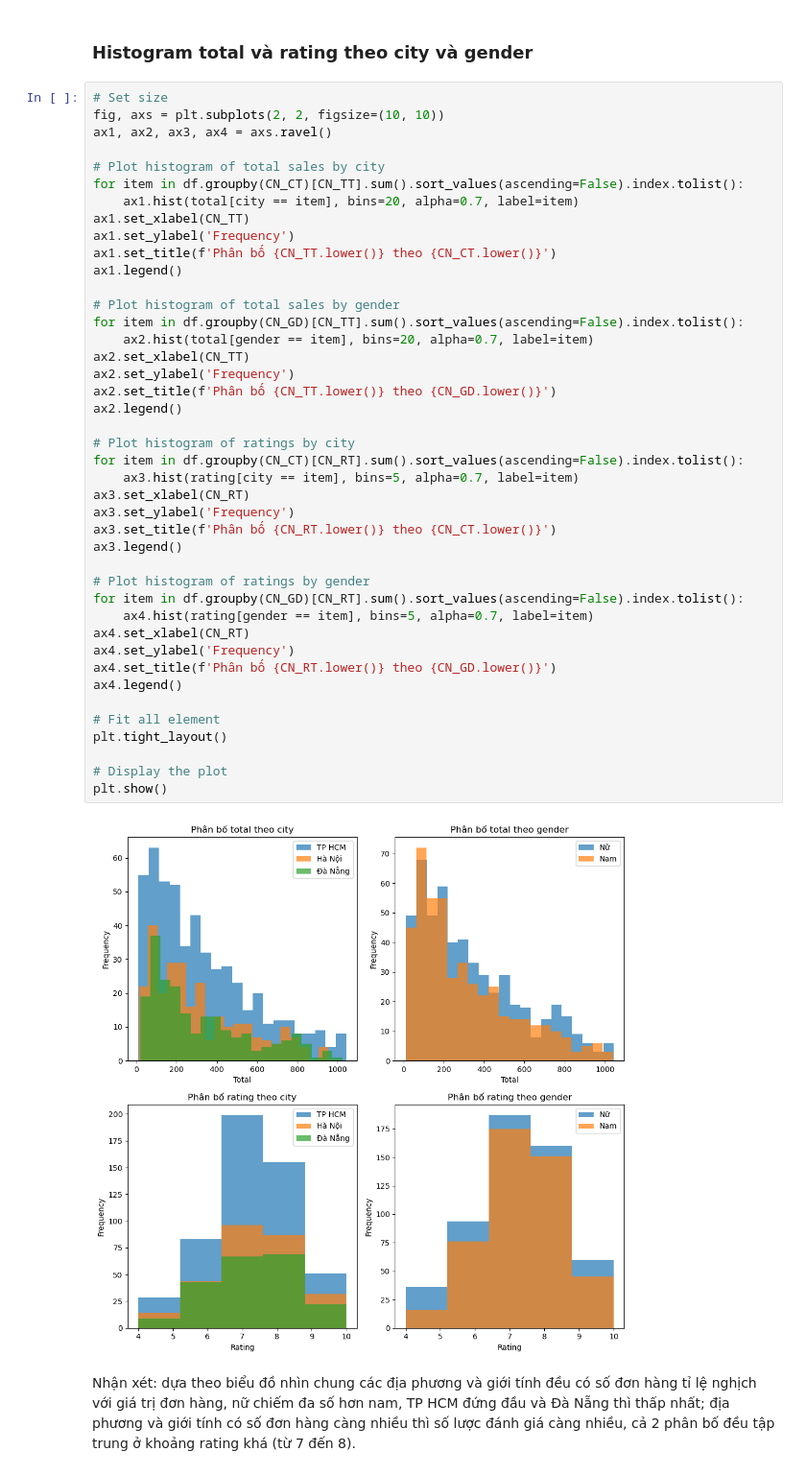
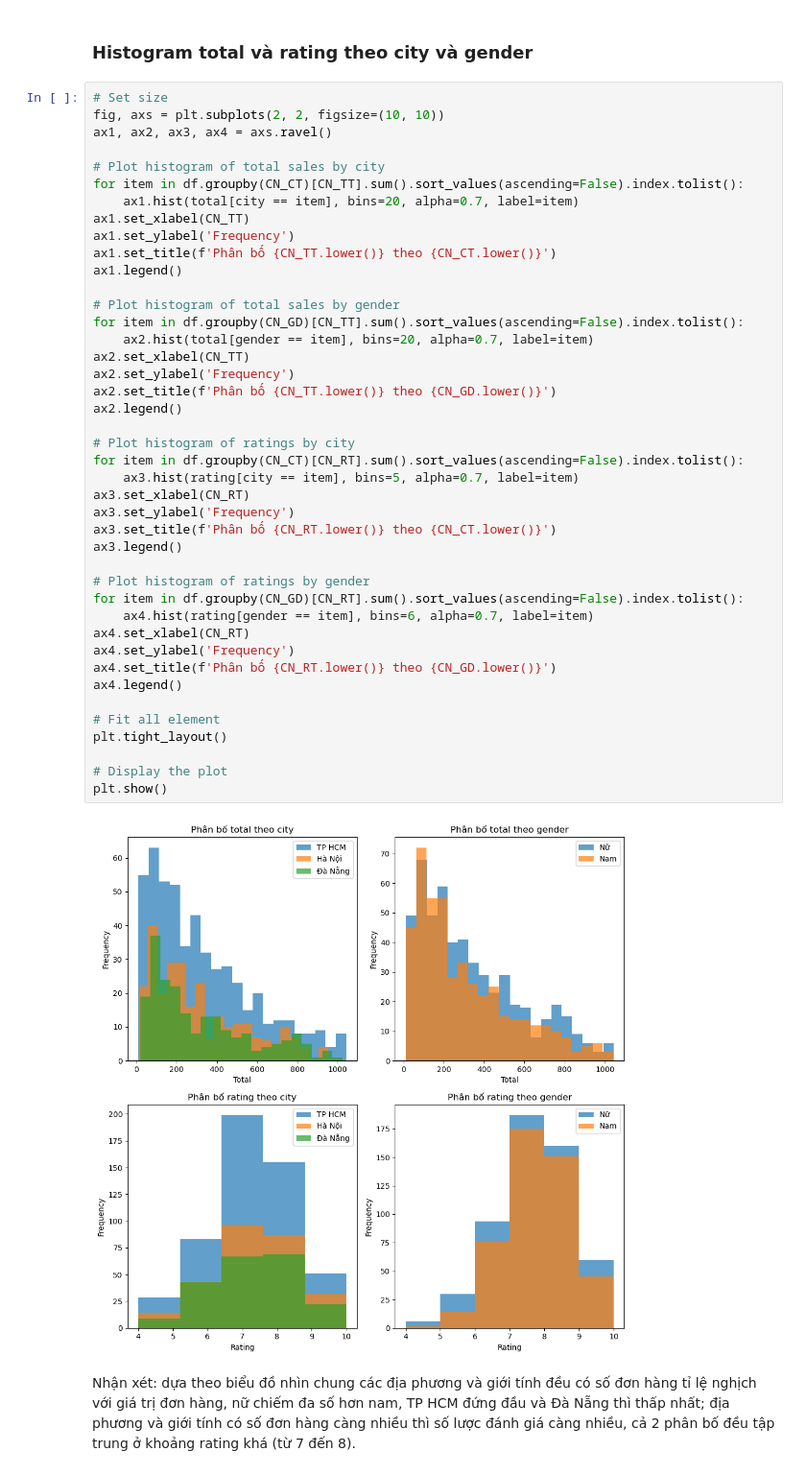
Before and after one commit to Tynab/Matplotlib-Advanced, a Jupyter notebook: DA08_BaiTap123_An.ipynb, the cells around one changed output. Shown: that part at 96% size. Saved outputs shown, nothing was run; the diff lists cells and outputs as text.

```diff
--- a/DA08_BaiTap123_An.ipynb
+++ b/DA08_BaiTap123_An.ipynb
@@ -149,35 +149,35 @@ ax1.legend()
 
 # Plot histogram of total sales by gender
 for item in df.groupby(CN_GD)[CN_TT].sum().sort_values(ascending=False).index.tolist():
     ax2.hist(total[gender == item], bins=20, alpha=0.7, label=item)
 ax2.set_xlabel(CN_TT)
 ax2.set_ylabel('Frequency')
 ax2.set_title(f'Phân bố {CN_TT.lower()} theo {CN_GD.lower()}')
 ax2.legend()
 
 # Plot histogram of ratings by city
 for item in df.groupby(CN_CT)[CN_RT].sum().sort_values(ascending=False).index.tolist():
     ax3.hist(rating[city == item], bins=5, alpha=0.7, label=item)
 ax3.set_xlabel(CN_RT)
 ax3.set_ylabel('Frequency')
 ax3.set_title(f'Phân bố {CN_RT.lower()} theo {CN_CT.lower()}')
 ax3.legend()
 
 # Plot histogram of ratings by gender
 for item in df.groupby(CN_GD)[CN_RT].sum().sort_values(ascending=False).index.tolist():
-    ax4.hist(rating[gender == item], bins=5, alpha=0.7, label=item)
+    ax4.hist(rating[gender == item], bins=6, alpha=0.7, label=item)
 ax4.set_xlabel(CN_RT)
 ax4.set_ylabel('Frequency')
 ax4.set_title(f'Phân bố {CN_RT.lower()} theo {CN_GD.lower()}')
 ax4.legend()
 
 # Fit all element
 plt.tight_layout()
 
 # Display the plot
 plt.show()
 # %% [output]
-[figure, old version]
+[figure, new version]
 # %% [markdown]
 Nhận xét: dựa theo biểu đồ nhìn chung các địa phương và giới tính đều có số đơn hàng tỉ lệ nghịch với giá trị đơn hàng, nữ chiếm đa số hơn nam, TP HCM đứng đầu và Đà Nẵng thì thấp nhất; địa phương và giới tính có số đơn hàng càng nhiều thì số lược đánh giá càng nhiều, cả 2 phân bố đều tập trung ở khoảng rating khá (từ 7 đến 8).
 # %% [markdown]
```
Also changed, not shown: parts of 3 cells of this notebook.
